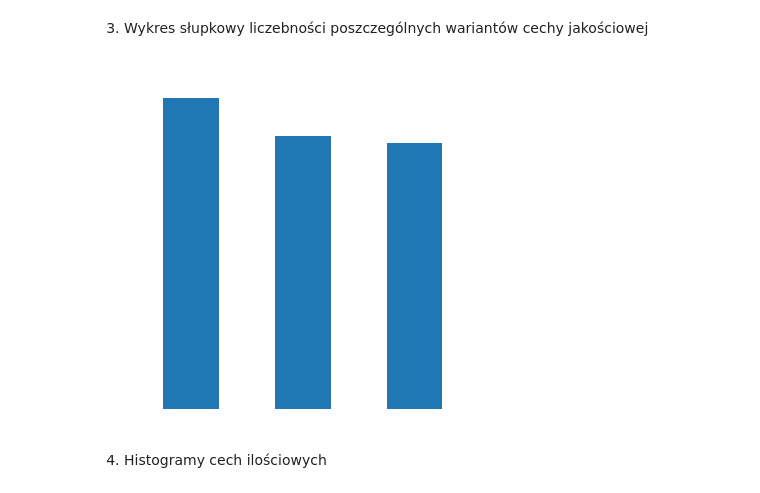
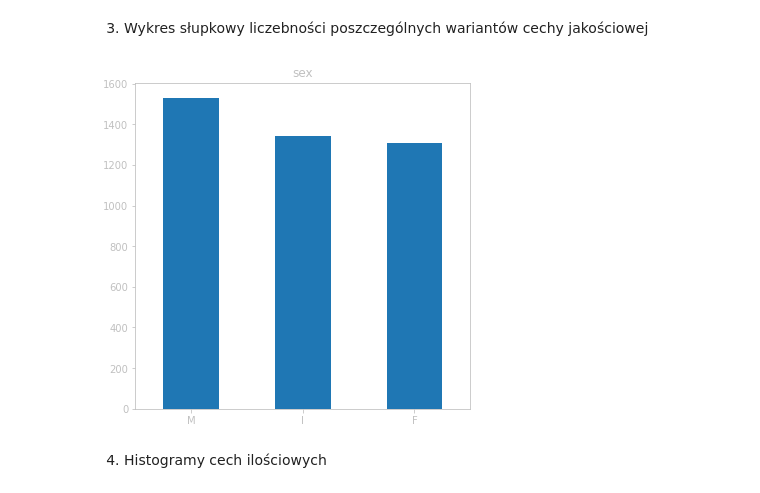
Before and after one commit to oskarkurczewski/ok_dl_zad4, a Jupyter notebook: analysis.ipynb, the cells around one changed output. Cells and saved outputs as stored; diff of their text form; code cells hidden in the pictures.

Commit message:
set text color for silver

```diff
--- a/analysis.ipynb
+++ b/analysis.ipynb
@@ -79,19 +79,19 @@ display(output_quantitative)
 # %% [markdown]
 3. Wykres słupkowy liczebności poszczególnych wariantów cechy jakościowej
 # %%
-params = {'ytick.color' : 'w',
-          "xtick.color" : 'w',
-          'axes.labelcolor' : 'w',
-          'axes.edgecolor' : 'w',
+params = {'ytick.color' : 'silver',
+          "xtick.color" : 'silver',
+          'axes.labelcolor' : 'silver',
+          'axes.edgecolor' : 'silver',
           'figure.figsize' : [6, 6],
-          'text.color': 'w'
+          'text.color': 'silver'
           }
 
 plt.rcParams.update(params)
 
 plot_qualitative = data['sex'].value_counts().plot.bar(rot = 0, title = 'sex')
 # %% [output]
-[figure, old version]
+[figure, new version]
 # %% [markdown]
 4. Histogramy cech ilościowych
 # %%
```
